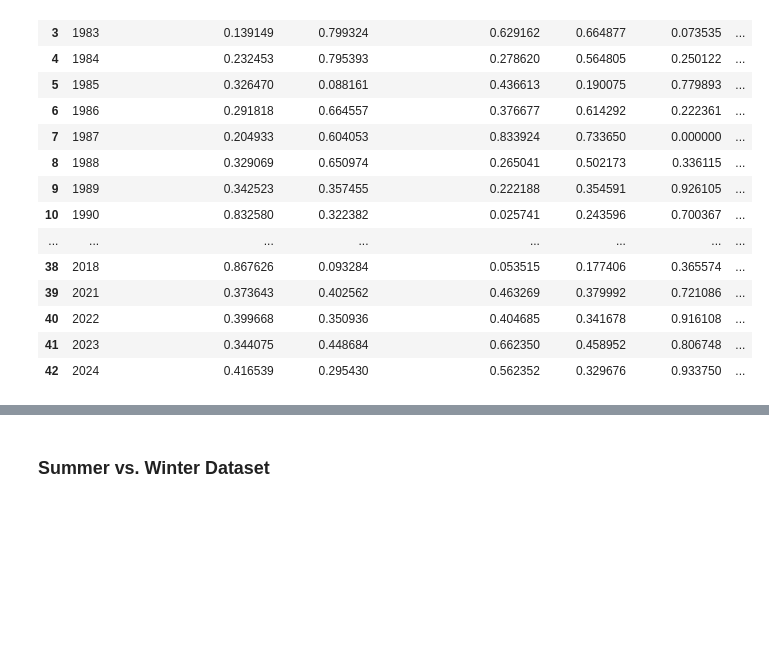
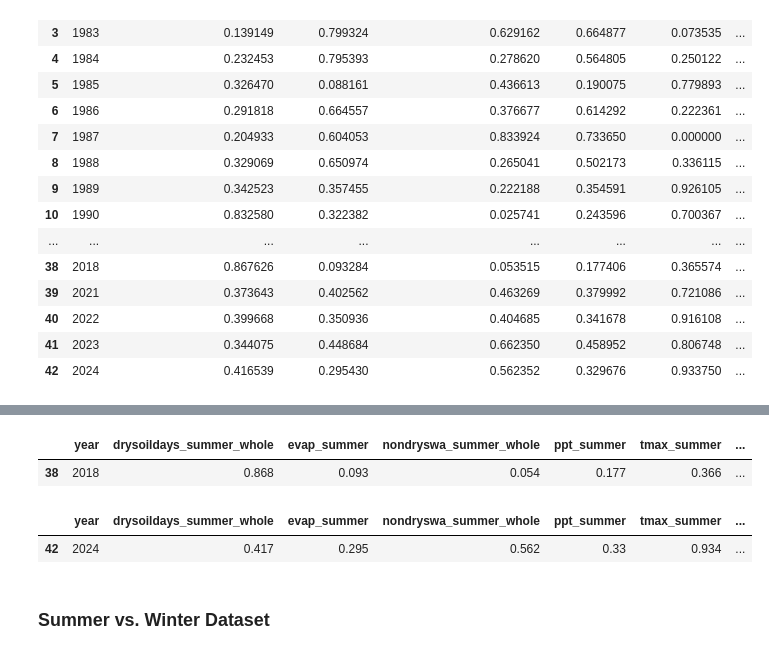
Before and after one commit to hannah-hana-kim/DSAN-Scholarship, a Jupyter notebook: visualization.ipynb, the cells around one changed output, grey strips where cells are left out. Saved outputs shown, nothing was run; the diff lists cells and outputs as text; code cells hidden in the pictures; blank space fills up the shorter version.

```diff
--- a/visualization.ipynb
+++ b/visualization.ipynb
@@ -986,3 +1001,13 @@ summer_norm
+# %%
+summer_2018
+# %% [output]
+|  | year | drysoildays_summer_whole | evap_summer | nondryswa_summer_whole | ppt_summer | tmax_summer | ... |
+| 38 | 2018 | 0.868 | 0.093 | 0.054 | 0.177 | 0.366 | ... |
+# %%
+summer_2024
+# %% [output]
+|  | year | drysoildays_summer_whole | evap_summer | nondryswa_summer_whole | ppt_summer | tmax_summer | ... |
+| 42 | 2024 | 0.417 | 0.295 | 0.562 | 0.33 | 0.934 | ... |
 # %%
 # display(Javascript("""
 #     <div class="flourish-embed flourish-radar" data-src="visualisation/17966848"><script src="https://public.flourish.studio/resources/embed.js"></script></div>
```
Also changed, not shown: parts of 7 cells of this notebook, 3 other files.
